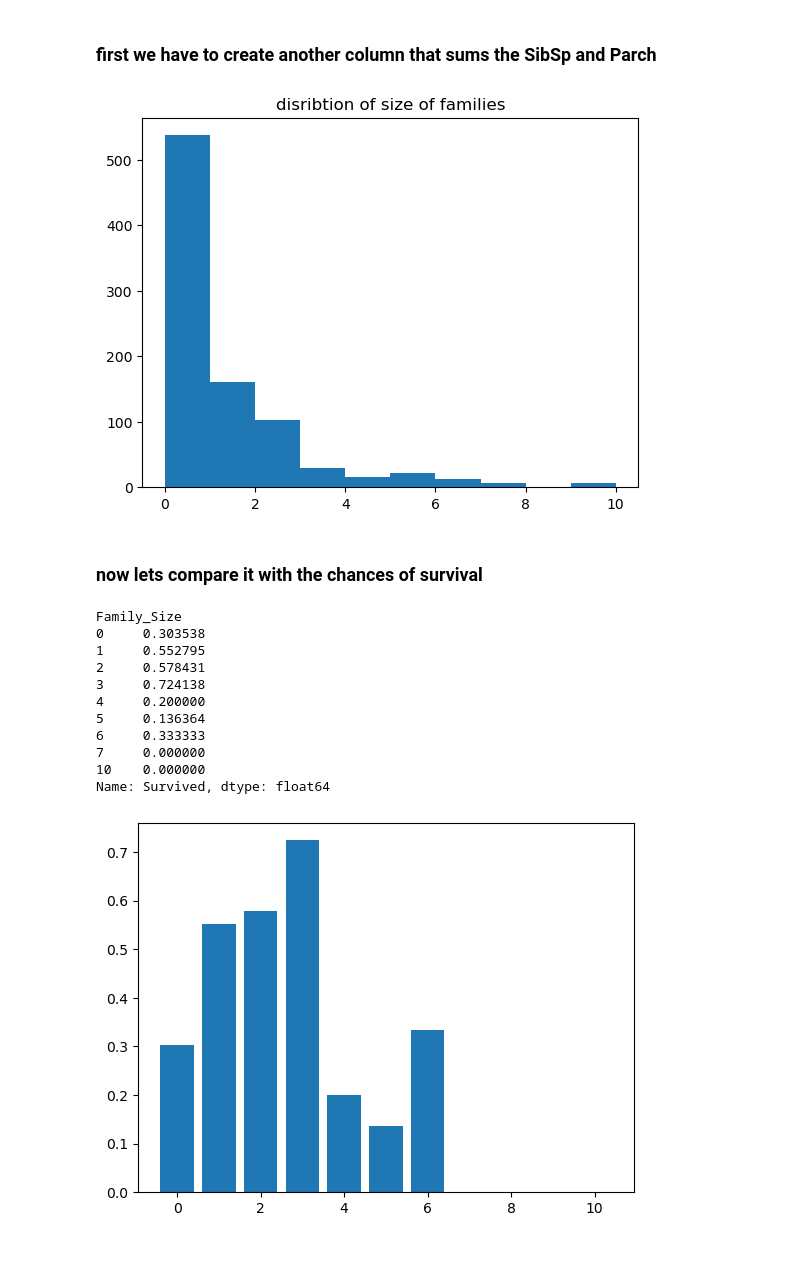
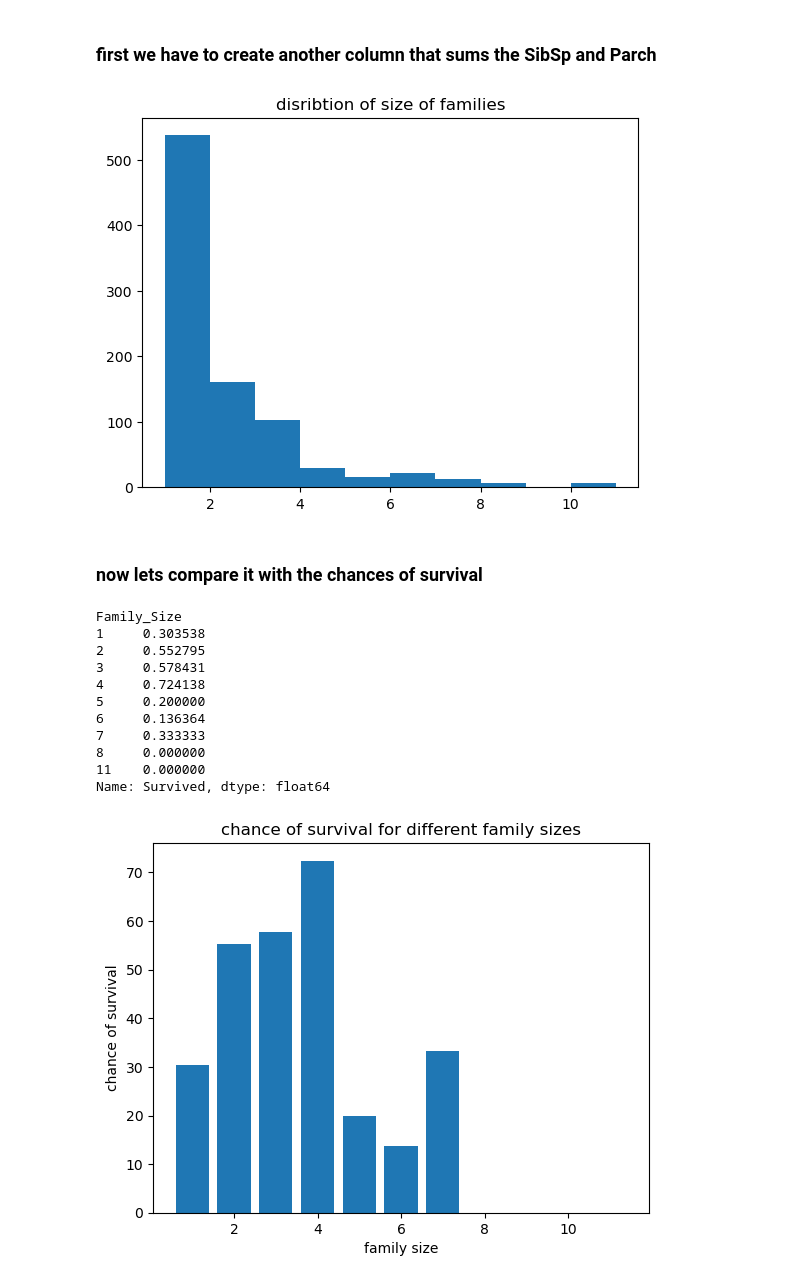
Before and after one commit to faresBenhammadi/data_analysis_titanic, a Jupyter notebook: notebook.ipynb, the cells around one changed output. Saved outputs shown, nothing was run; the diff lists cells and outputs as text; code cells hidden in the pictures; blank space fills up the shorter version.

```diff
--- a/notebook.ipynb
+++ b/notebook.ipynb
@@ -206,34 +207,37 @@ plt.show()
 # %% [markdown]
 ### first we have to create another column that sums the SibSp and Parch
 # %%
-df["Family_Size"]  = df["SibSp"] + df["Parch"]
+df["Family_Size"]  = df["SibSp"] + df["Parch"] + 1
 plt.figure()
 plt.title("disribtion of size of families")
 plt.hist(df["Family_Size"])
 plt.show()
 # %% [output]
-[figure, old version]
+[figure, new version]
 # %% [markdown]
 ### now lets compare it with the chances of survival
 # %%
 group_per_family_size = df.groupby("Family_Size")
-group_per_family_size_per = group_per_family_size["Survived"].mean() * 100
+group_per_family_size_per = group_per_family_size["Survived"].mean()
 group_per_family_size_per
 # %% [output]
 Family_Size
-0     0.303538
-1     0.552795
-2     0.578431
-3     0.724138
-4     0.200000
-5     0.136364
-6     0.333333
-7     0.000000
-10    0.000000
+1     0.303538
+2     0.552795
+3     0.578431
+4     0.724138
+5     0.200000
+6     0.136364
+7     0.333333
+8     0.000000
+11    0.000000
 Name: Survived, dtype: float64
 # %%
 plt.figure()
-plt.bar(group_per_family_size_per.index,group_per_family_size_per.values)
+plt.xlabel("family size")
+plt.ylabel("chance of survival")
+plt.title("chance of survival for different family sizes")
+plt.bar(group_per_family_size_per.index,group_per_family_size_per.values * 100)
 plt.show()
 # %% [output]
-[figure, old version]
+[figure, new version]
```
Also changed, not shown: parts of 14 cells of this notebook, 1 other file.
